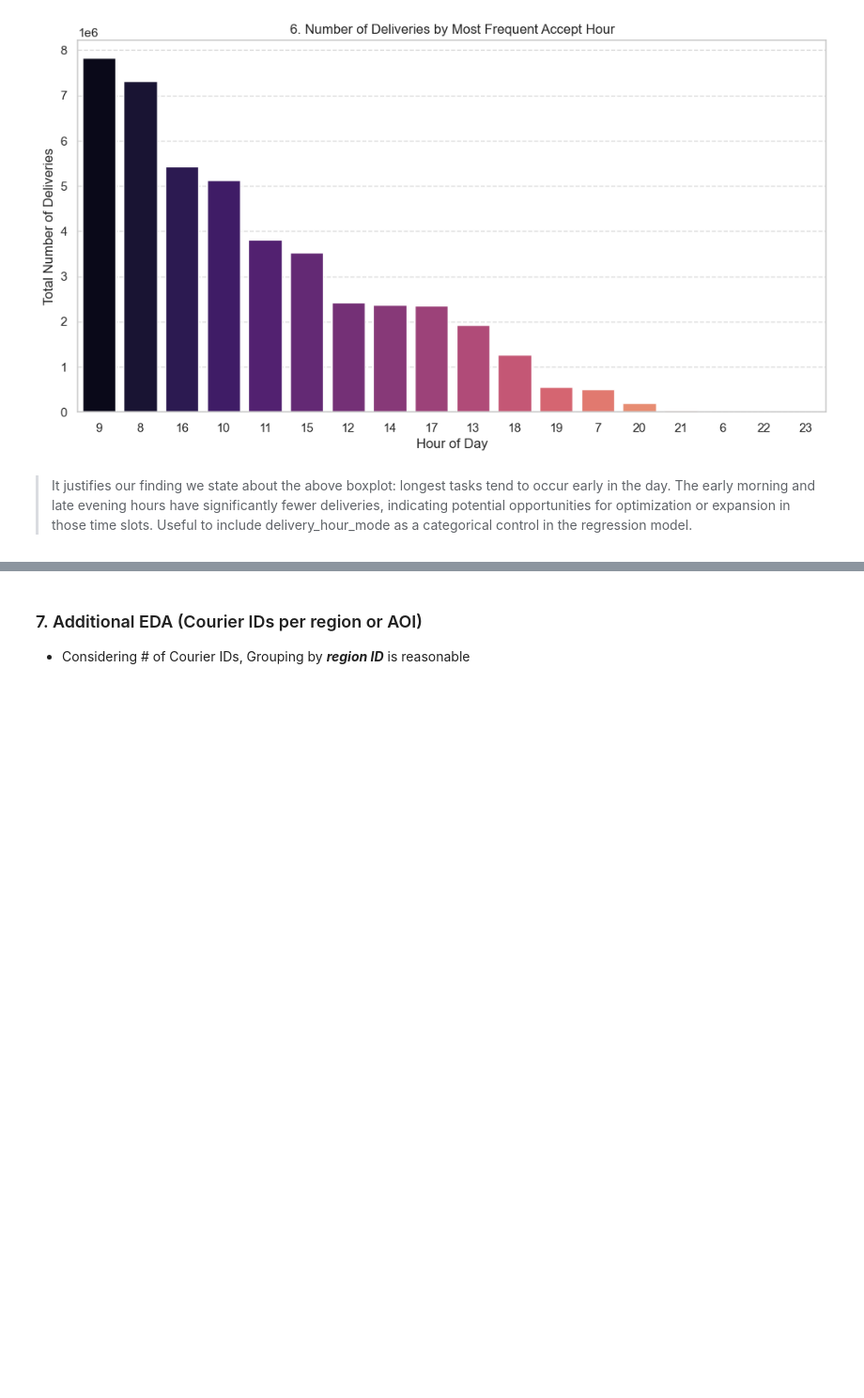
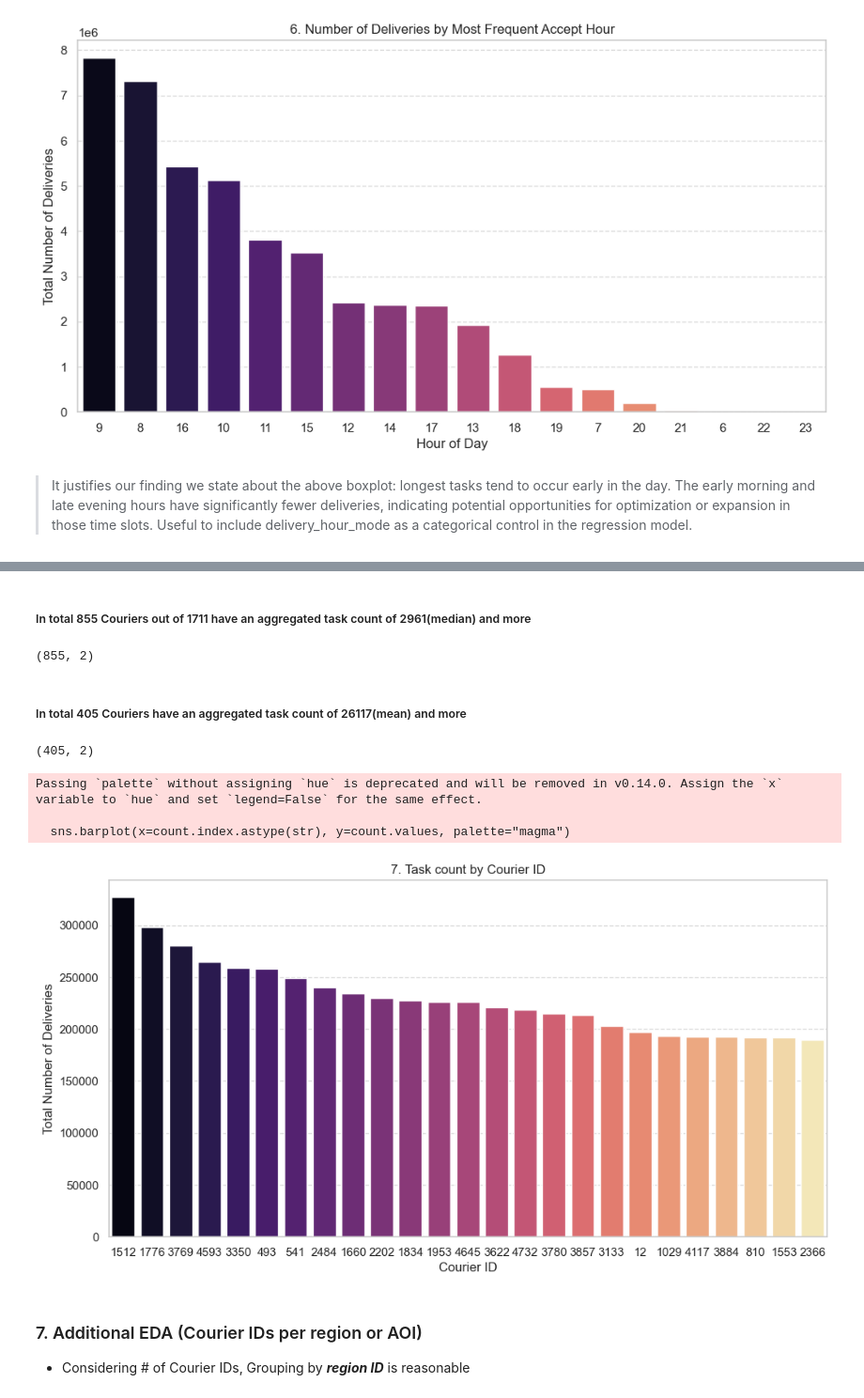
Before and after one commit to ISL-0111/IDS701_Team_Project, a Jupyter notebook: EDA.ipynb, the cells around one changed output, grey strips where cells are left out. Shown at 94% size. Cells and saved outputs as stored; diff of their text form; code cells hidden in the pictures; blank space fills up the shorter version.

Commit message:
adding_analysis_for_courier_ids_and_delivery_counts

```diff
--- a/EDA.ipynb
+++ b/EDA.ipynb
@@ -514,0 +517,9 @@ df_filtered.to_parquet(r"data_after_merging_and_eda_not_filtered.parquet")
+# %%
+count = (
+    df_filtered.groupby("courier_id")["task_count"]
+    .sum()
+    .sort_values(ascending=False)
+    .head(25)
+)
+
+count
@@ -515,3 +575,28 @@ df_filtered.to_parquet(r"data_after_merging_and_eda_not_filtered.parquet")
+# %% [markdown]
+##### In total 855 Couriers out of 1711 have an aggregated task count of 2961(median) and more
+# %%
+courier_tasks_aggregated[courier_tasks_aggregated["task_count"] > 2961].shape
+# %% [output]
+(855, 2)
+# %% [markdown]
+##### In total 405 Couriers have an aggregated task count of 26117(mean) and more
+# %%
+courier_tasks_aggregated[courier_tasks_aggregated["task_count"] > 26117].shape
+# %% [output]
+(405, 2)
+# %%
+plt.figure(figsize=(12, 6))
+sns.barplot(x=count.index.astype(str), y=count.values, palette="magma")
+plt.title("7. Task count by Courier ID")
+plt.xlabel("Courier ID")
+plt.ylabel("Total Number of Deliveries")
+plt.grid(axis="y", linestyle="--", alpha=0.7)
+plt.show()
+# %% [output]
+Passing `palette` without assigning `hue` is deprecated and will be removed in v0.14.0. Assign the `x` variable to `hue` and set `legend=False` for the same effect.
+
+  sns.barplot(x=count.index.astype(str), y=count.values, palette="magma")
+[figure, added]
 # %% [markdown]
 ### 7. Additional EDA (Courier IDs per region or AOI)
 - Considering # of Courier IDs, Grouping by ***region ID*** is reasonable
```
Also changed, not shown: parts of 13 cells of this notebook.
